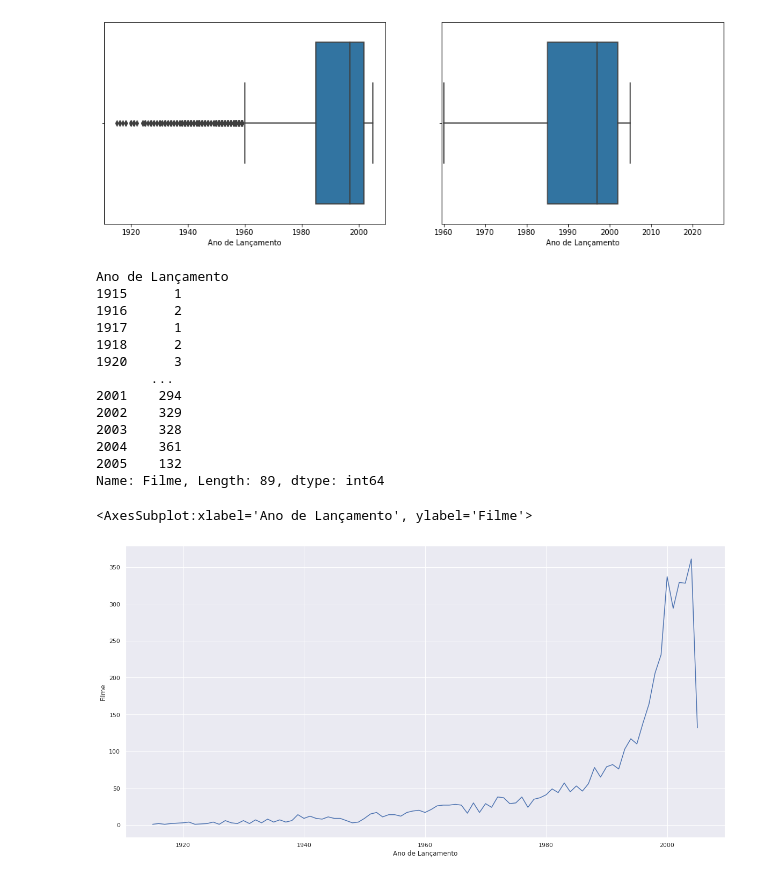
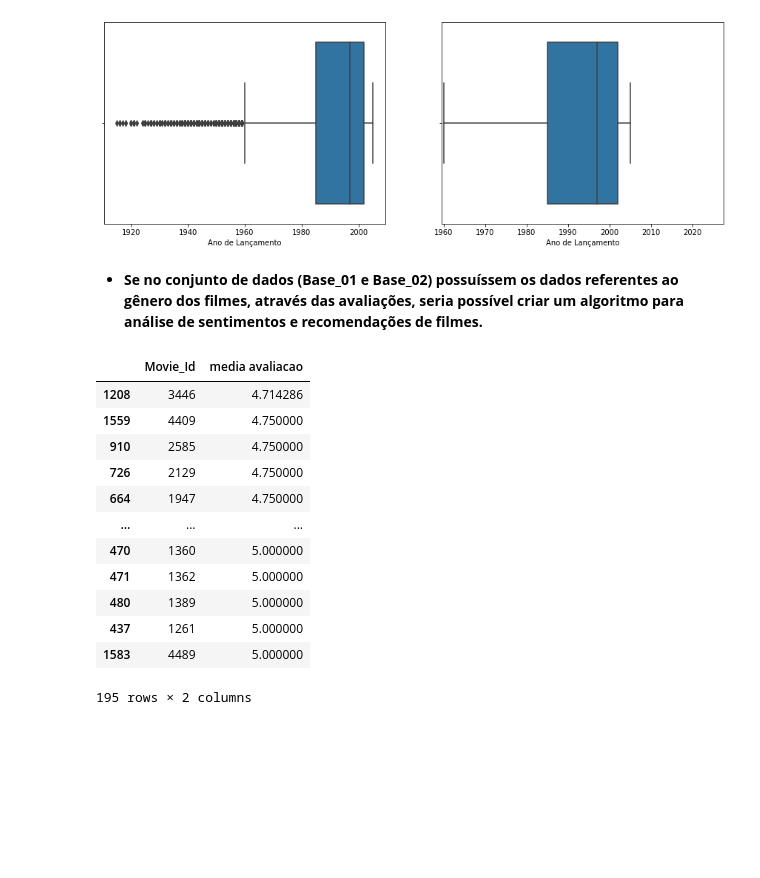
Before and after one commit to diegoSilva93/desafio_tecnico, a Jupyter notebook: Desafio Técnico - Estágio em dados.ipynb, the cells around one changed output. Cells and saved outputs as stored; diff of their text form; code cells hidden in the pictures; blank space fills up the shorter version.

```diff
--- a/Desafio Técnico - Estágio em dados.ipynb
+++ b/Desafio Técnico - Estágio em dados.ipynb
@@ -736,25 +746,21 @@ histograma(base_dados_data["Ano de Lançamento"])
 diagrama_caixa(base_dados_data["Ano de Lançamento"])
 # %% [output]
 [figure]
-# %%
-base_dados_data_numero = base_dados_data.groupby("Ano de Lançamento")["Filme"].count()
-# %% [output]
-Ano de Lançamento
-1915      1
-1916      2
-1917      1
-1918      2
-1920      3
-       ...
-2001    294
-2002    329
-2003    328
-2004    361
-2005    132
-Name: Filme, Length: 89, dtype: int64
-# %%
-plt.figure(figsize=(20,10))
-sns.lineplot(data = base_dados_data_numero)
-# %% [output]
-<AxesSubplot:xlabel='Ano de Lançamento', ylabel='Filme'>
-[figure, removed]
+# %% [markdown]
+* **Se no conjunto de dados (Base_01 e Base_02) possuíssem os dados referentes ao gênero dos filmes, através das avaliações, seria possível criar um algoritmo para análise de sentimentos e recomendações de filmes.**
+# %%
+total_filmes_avaliacao = total_filmes
+# %% [output]
+|  | Movie_Id | media avaliacao |
+| 1208 | 3446 | 4.714286 |
+| 1559 | 4409 | 4.750000 |
+| 910 | 2585 | 4.750000 |
+| 726 | 2129 | 4.750000 |
+| 664 | 1947 | 4.750000 |
+| ... | ... | ... |
+| 470 | 1360 | 5.000000 |
+| 471 | 1362 | 5.000000 |
+| 480 | 1389 | 5.000000 |
+| 437 | 1261 | 5.000000 |
+| 1583 | 4489 | 5.000000 |
+195 rows × 2 columns
```
Also changed, not shown: parts of 8 cells of this notebook.
